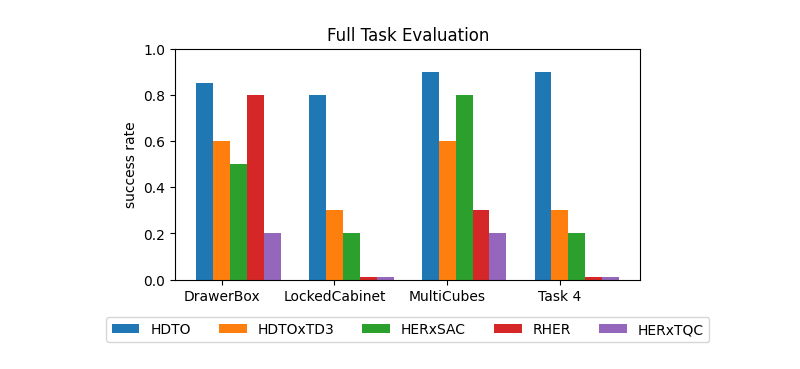
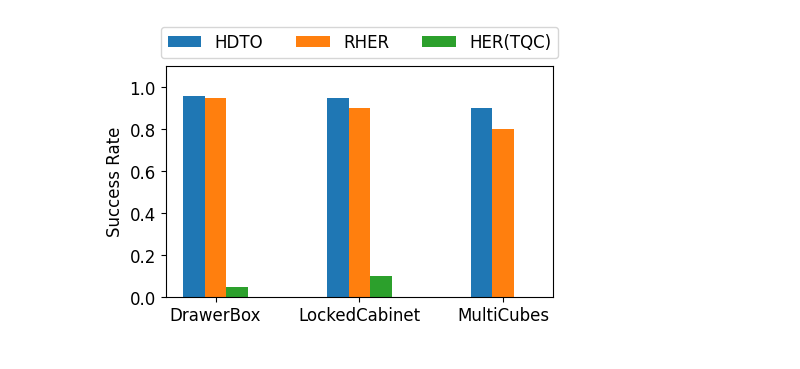
Before and after one commit to NoneJou072/MGHL, a Jupyter notebook: HDTO/data process/full_task_success.ipynb, the cells around one changed output. Drawn from its saved outputs; the diff is of its cells as text; code cells hidden in the pictures.

```diff
--- a/HDTO/data process/full_task_success.ipynb
+++ b/HDTO/data process/full_task_success.ipynb
@@ -1,33 +1,31 @@
 # %%
 %matplotlib inline
 import matplotlib.pyplot as plt
 import numpy as np
 
 # 生成五组包含两个元素的数据
-data = np.array([[0.85, 0.6, 0.5, 0.8, 0.2], [0.8, 0.3, 0.2, 0.01, 0.01],
-                [0.9, 0.6, 0.8, 0.3, 0.2], [0.9, 0.3, 0.2, 0.01, 0.01]])
-label = ['HDTO', 'HDTOxTD3', 'HERxSAC', 'RHER', 'HERxTQC']
+data = np.array([[0.96, 0.95, 0.05], [0.95, 0.9, 0.1], [0.9, 0.8, 0.0]])
+label = ['HDTO', 'RHER', 'HER(TQC)']
 # 设置画布大小
-plt.figure(figsize=(6, 3))  # 设置宽度为6，高度为4
+plt.figure(figsize=(5, 3))  # 设置宽度为6，高度为4
 
 # 设置柱状图的宽度
 bar_width = 0.15
 index = np.arange(len(data))  # x轴位置
 
 # 绘制柱状图
 for i in range(len(data[0])):
     plt.bar(index + i * bar_width, data[:, i], width=bar_width, label=label[i])
 
 # 设置图表标签、标题和图例
-plt.ylabel('success rate')
-plt.title('Full Task Evaluation')
-plt.xticks(index + bar_width, ['DrawerBox', 'LockedCabinet', 'MultiCubes', 'Task 4'])
-plt.legend(loc='lower center', bbox_to_anchor=(0.5, -0.3), ncol=5)
+plt.ylabel('Success Rate', fontsize=12)
+plt.ylim(0, 1.1)
+plt.xticks(index + bar_width, ['DrawerBox', 'LockedCabinet', 'MultiCubes'], fontsize=12)
+plt.tick_params(labelsize=12)
+plt.legend(loc='lower center', bbox_to_anchor=(0.5, 1.0), ncol=5, fontsize=12)
 
-plt.ylim(0, 1.0)  # 设置y轴范围为0到7
+plt.savefig('resources/images/full_task.png', bbox_inches='tight')
 
-plt.savefig('resources/images/full_task-success.png', bbox_inches='tight')
-# 显示图表
 plt.show()
 # %% [output]
-[figure, old version]
+[figure, new version]
```
Also changed, not shown: 39 other files.
